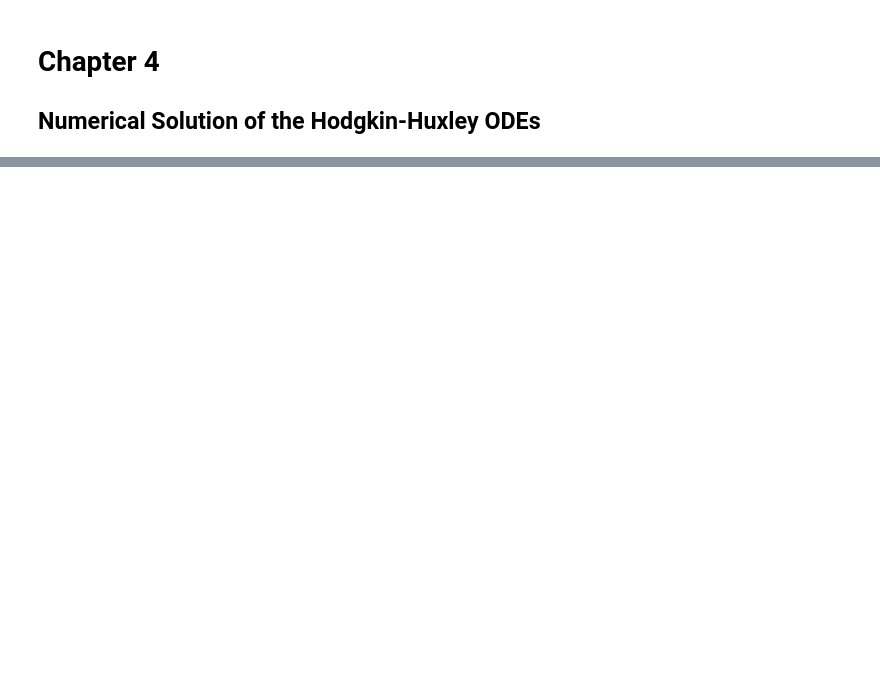
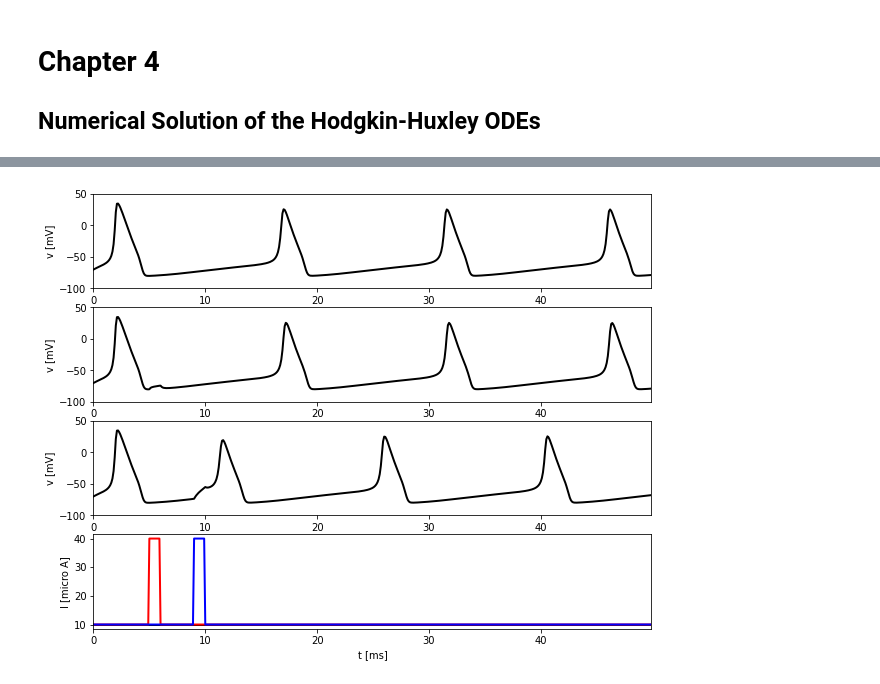
Before and after one commit to ITNG/ModelingNeuralDynamics, a Jupyter notebook: brian/chapter04.ipynb, the cells around one changed output, grey strips where cells are left out. Cells and saved outputs as stored; diff of their text form; code cells hidden in the pictures; blank space fills up the shorter version.

```diff
--- a/brian/chapter04.ipynb
+++ b/brian/chapter04.ipynb
@@ -69,0 +131,37 @@ plt.show();
+# %%
+def plot_voltage(state_monitor, ax):
+    ax.plot(state_monitor.t / b2.ms, state_monitor.vm[0] / b2.mV, lw=2, c='k')
+
+    ax.set_xlabel("t [ms]")
+    ax.set_ylabel("v [mV]")
+    ax.set_ylim(-100, 50)
+    ax.set_xlim(0, np.max(state_monitor.t / b2.ms))
+
+def plot_current(state_monitor, ax, c="k"):
+    ax.plot(state_monitor.t / b2.ms, state_monitor.I_e[0] / b2.uamp, lw=2, c=c)
+    ax.set_xlim(0, np.max(state_monitor.t / b2.ms))
+    ax.set_xlabel("t [ms]")
+    ax.set_ylabel("I [micro A]")
+# %%
+fig, ax = plt.subplots(4, figsize=(10, 8))
+
+curr0 = get_step_current(0, 50, b2.ms, 10.0 * b2.uA)
+curr1 = make_pulse(0, 50, b2.ms, 10*b2.uA, 5, 40*b2.uA )
+curr2 = make_pulse(0, 50, b2.ms, 10*b2.uA, 9, 40*b2.uA )
+
+stm0 = simulate_HH_neuron(curr0, 50 * b2.ms)
+plot_voltage(stm0, ax[0])
+
+stm1 = simulate_HH_neuron(curr1, 50 * b2.ms)
+plot_voltage(stm1, ax[1])
+
+stm2 = simulate_HH_neuron(curr2, 50 * b2.ms)
+plot_voltage(stm2, ax[2])
+
+plot_current(stm0, ax[3], c="k")
+plot_current(stm1, ax[3], c="r")
+plot_current(stm2, ax[3], c="b")
+
+plt.show();
+# %% [output]
+[figure, added]
```
Also changed, not shown: parts of 6 cells of this notebook, 7 other files.
